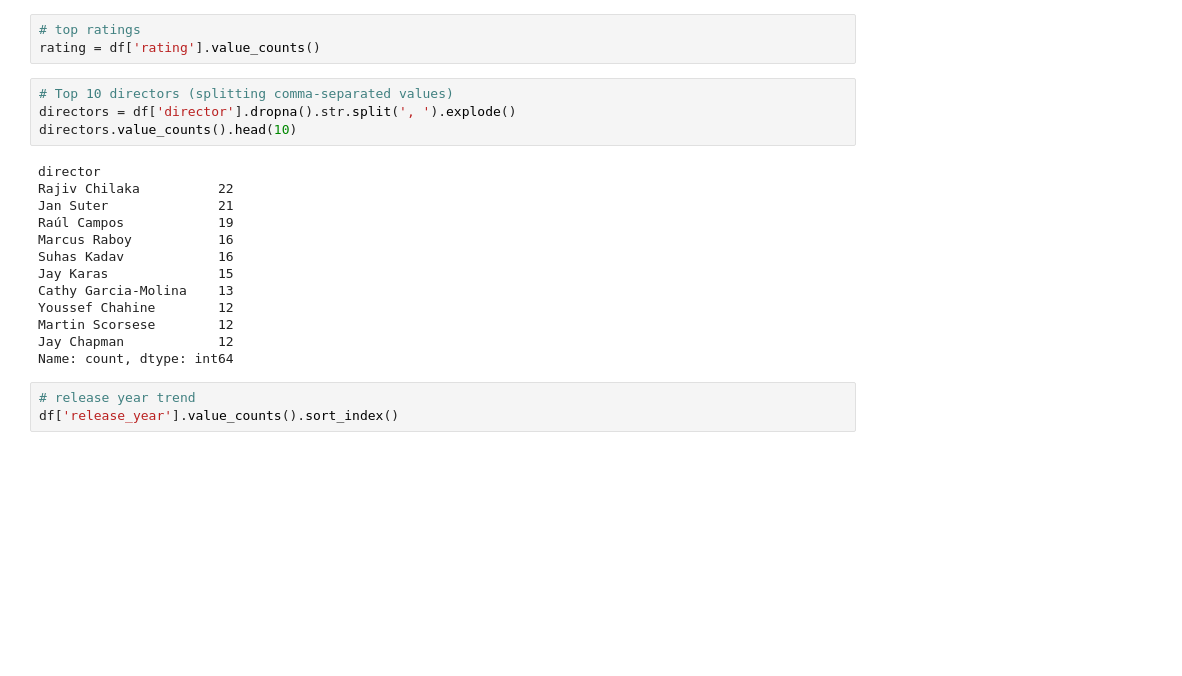
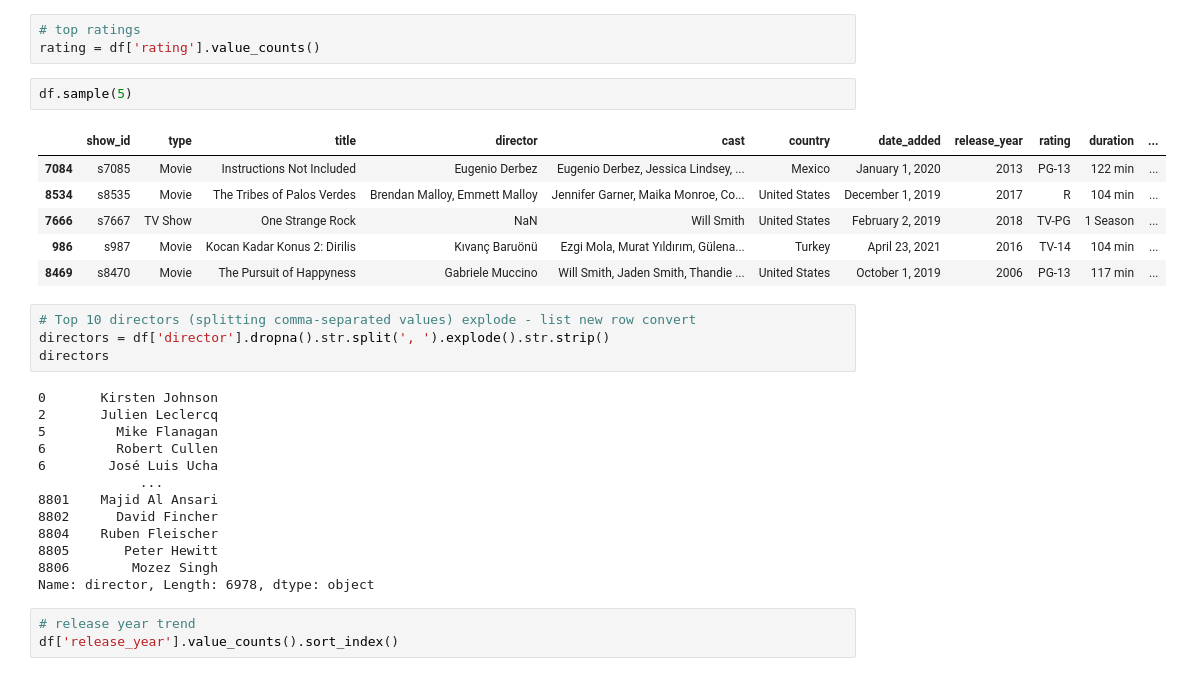
Before and after one commit to Deepanshu-8126/Netflix-Content-Analysis, a Jupyter notebook: python/netflix_data-analysis.ipynb, the cells around one changed output. Saved outputs shown, nothing was run; the diff lists cells and outputs as text; blank space fills up the shorter version.

```diff
--- a/python/netflix_data-analysis.ipynb
+++ b/python/netflix_data-analysis.ipynb
@@ -99,23 +99,32 @@ Name: count, dtype: int64
 # %%
 # top ratings
 rating = df['rating'].value_counts()
+# %%
+df.sample(5)
+# %% [output]
+|  | show_id | type | title | director | cast | country | date_added | release_year | rating | duration | ... |
+| 7084 | s7085 | Movie | Instructions Not Included | Eugenio Derbez | Eugenio Derbez, Jessica Lindsey, ... | Mexico | January 1, 2020 | 2013 | PG-13 | 122 min | ... |
+| 8534 | s8535 | Movie | The Tribes of Palos Verdes | Brendan Malloy, Emmett Malloy | Jennifer Garner, Maika Monroe, Co... | United States | December 1, 2019 | 2017 | R | 104 min | ... |
+| 7666 | s7667 | TV Show | One Strange Rock | NaN | Will Smith | United States | February 2, 2019 | 2018 | TV-PG | 1 Season | ... |
+| 986 | s987 | Movie | Kocan Kadar Konus 2: Dirilis | Kıvanç Baruönü | Ezgi Mola, Murat Yıldırım, Gülena... | Turkey | April 23, 2021 | 2016 | TV-14 | 104 min | ... |
+| 8469 | s8470 | Movie | The Pursuit of Happyness | Gabriele Muccino | Will Smith, Jaden Smith, Thandie ... | United States | October 1, 2019 | 2006 | PG-13 | 117 min | ... |
 # %%
-# Top 10 directors (splitting comma-separated values)
-directors = df['director'].dropna().str.split(', ').explode()
-directors.value_counts().head(10)
+# Top 10 directors (splitting comma-separated values) explode - list new row convert
+directors = df['director'].dropna().str.split(', ').explode().str.strip()
+directors
 # %% [output]
-director
-Rajiv Chilaka          22
-Jan Suter              21
-Raúl Campos            19
-Marcus Raboy           16
-Suhas Kadav            16
-Jay Karas              15
-Cathy Garcia-Molina    13
-Youssef Chahine        12
-Martin Scorsese        12
-Jay Chapman            12
-Name: count, dtype: int64
+0       Kirsten Johnson
+2       Julien Leclercq
+5         Mike Flanagan
+6         Robert Cullen
+6        José Luis Ucha
+             ...
+8801    Majid Al Ansari
+8802      David Fincher
+8804    Ruben Fleischer
+8805       Peter Hewitt
+8806        Mozez Singh
+Name: director, Length: 6978, dtype: object
 # %%
 # release year trend
 df['release_year'].value_counts().sort_index()
```
Also changed, not shown: parts of 2 cells of this notebook, 5 other files.
